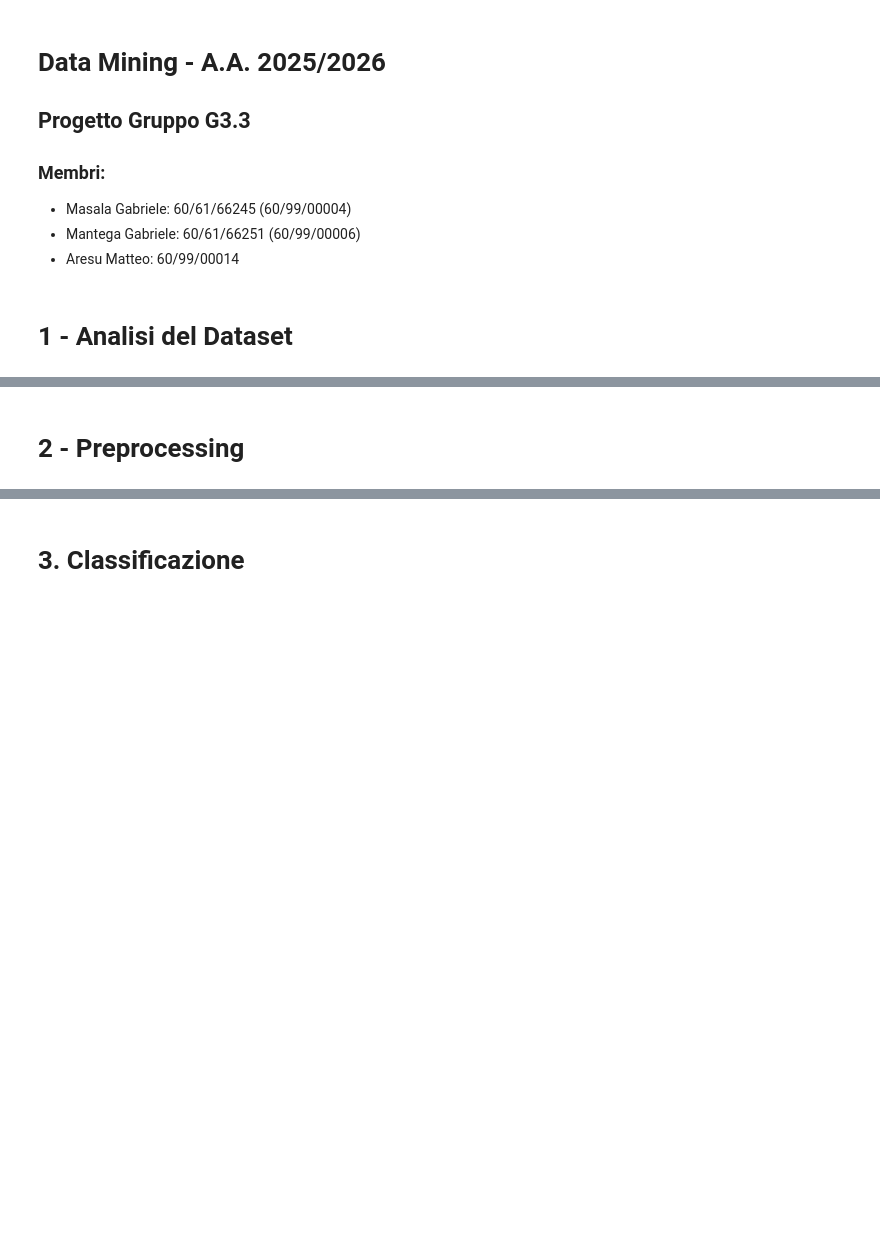
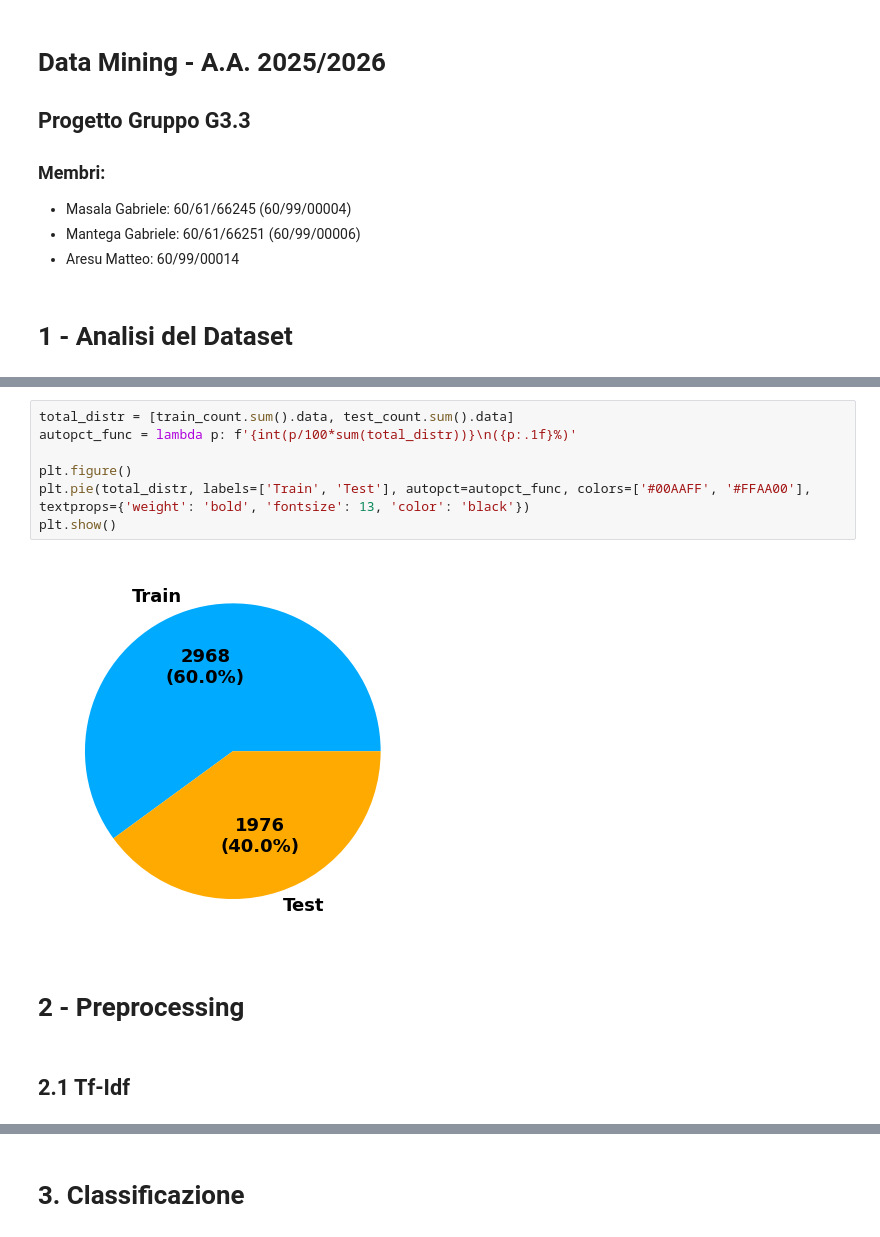
Before and after one commit to g-masala20/progetto_DaMi, a Jupyter notebook: progetto.ipynb, the cells around one changed output, grey strips where cells are left out. Cells and saved outputs as stored; diff of their text form; blank space fills up the shorter version.

```diff
--- a/progetto.ipynb
+++ b/progetto.ipynb
@@ -55,2 +74,14 @@ y_test = pd.DataFrame(test_dataset.target).rename(columns={0: 'category'})
+# %%
+total_distr = [train_count.sum().data, test_count.sum().data]
+autopct_func = lambda p: f'{int(p/100*sum(total_distr))}\n({p:.1f}%)'
+
+plt.figure()
+plt.pie(total_distr, labels=['Train', 'Test'], autopct=autopct_func, colors=['#00AAFF', '#FFAA00'],
+textprops={'weight': 'bold', 'fontsize': 13, 'color': 'black'})
+plt.show()
+# %% [output]
+[figure, added]
 # %% [markdown]
 # 2 - Preprocessing
+# %% [markdown]
+## 2.1 Tf-Idf
```
Also changed, not shown: parts of 18 cells of this notebook.
